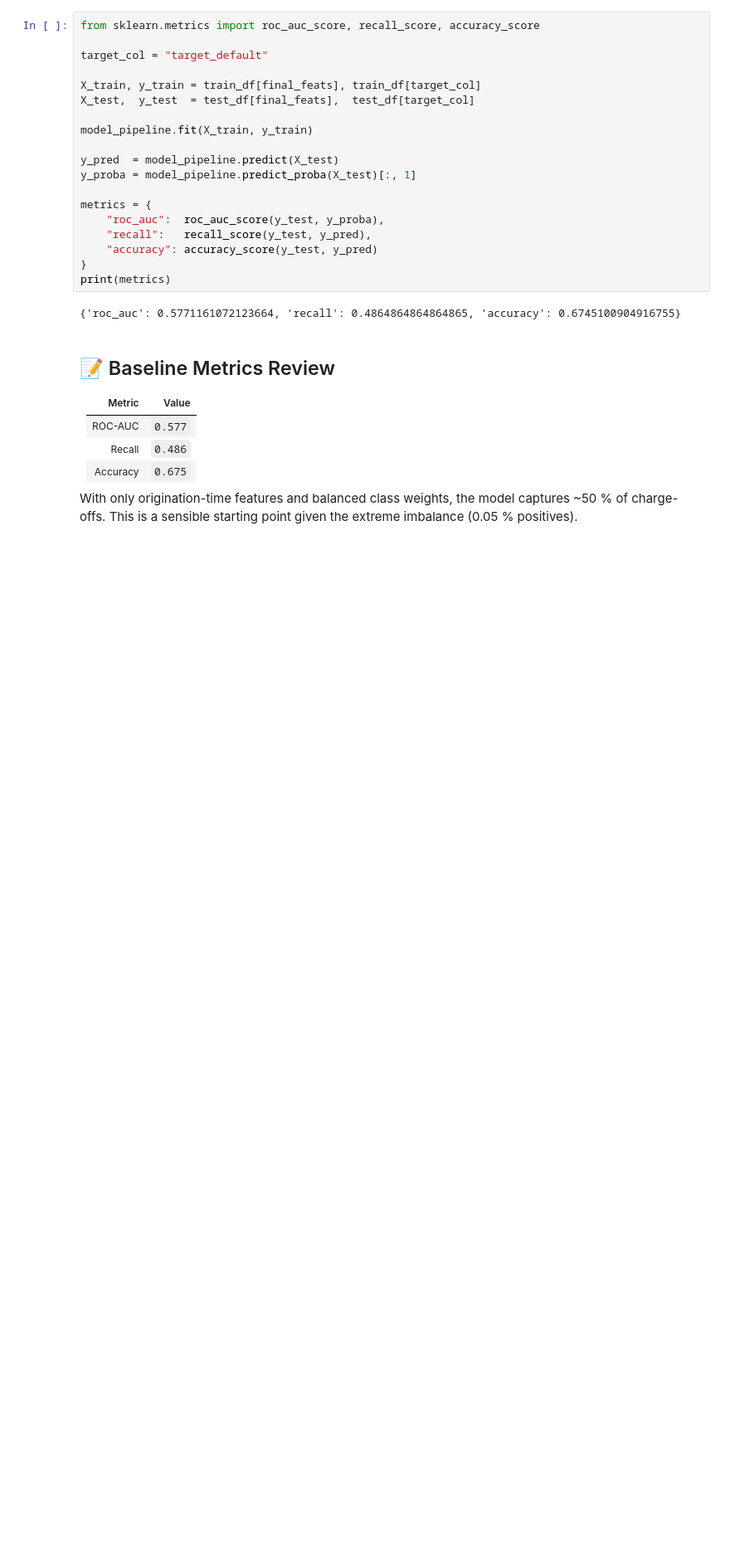
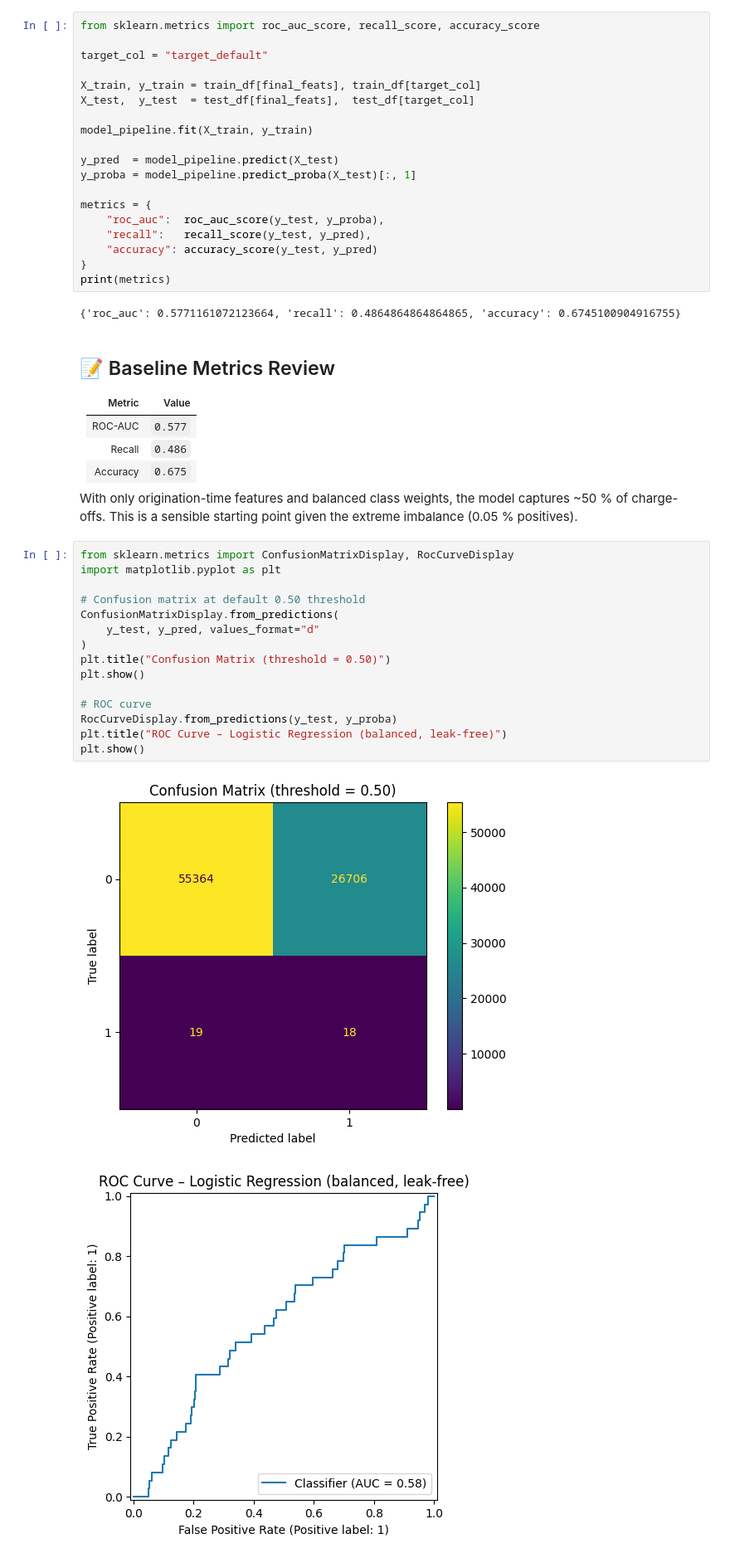
Before and after one commit to mcgrath-dylan/mcgrath-dylan, a Jupyter notebook: loan-default-ml-demo/notebooks/02_modeling.ipynb, the cells around one changed output. Shown: that part at 83% size. Cells and saved outputs as stored; diff of their text form; blank space fills up the shorter version.

Commit message:
Plotted confusion matrix + ROC curve with summary

```diff
--- a/loan-default-ml-demo/notebooks/02_modeling.ipynb
+++ b/loan-default-ml-demo/notebooks/02_modeling.ipynb
@@ -120,3 +120,21 @@ print(metrics)
 | Accuracy | `0.675` |
 
 With only origination-time features and balanced class weights, the model captures ~50 % of charge-offs. This is a sensible starting point given the extreme imbalance (0.05 % positives).
+# %%
+from sklearn.metrics import ConfusionMatrixDisplay, RocCurveDisplay
+import matplotlib.pyplot as plt
+
+# Confusion matrix at default 0.50 threshold
+ConfusionMatrixDisplay.from_predictions(
+    y_test, y_pred, values_format="d"
+)
+plt.title("Confusion Matrix (threshold = 0.50)")
+plt.show()
+
+# ROC curve
+RocCurveDisplay.from_predictions(y_test, y_proba)
+plt.title("ROC Curve – Logistic Regression (balanced, leak-free)")
+plt.show()
+# %% [output]
+[figure, added]
+[figure, added]
```
Also changed, not shown: parts of 1 cell of this notebook.
